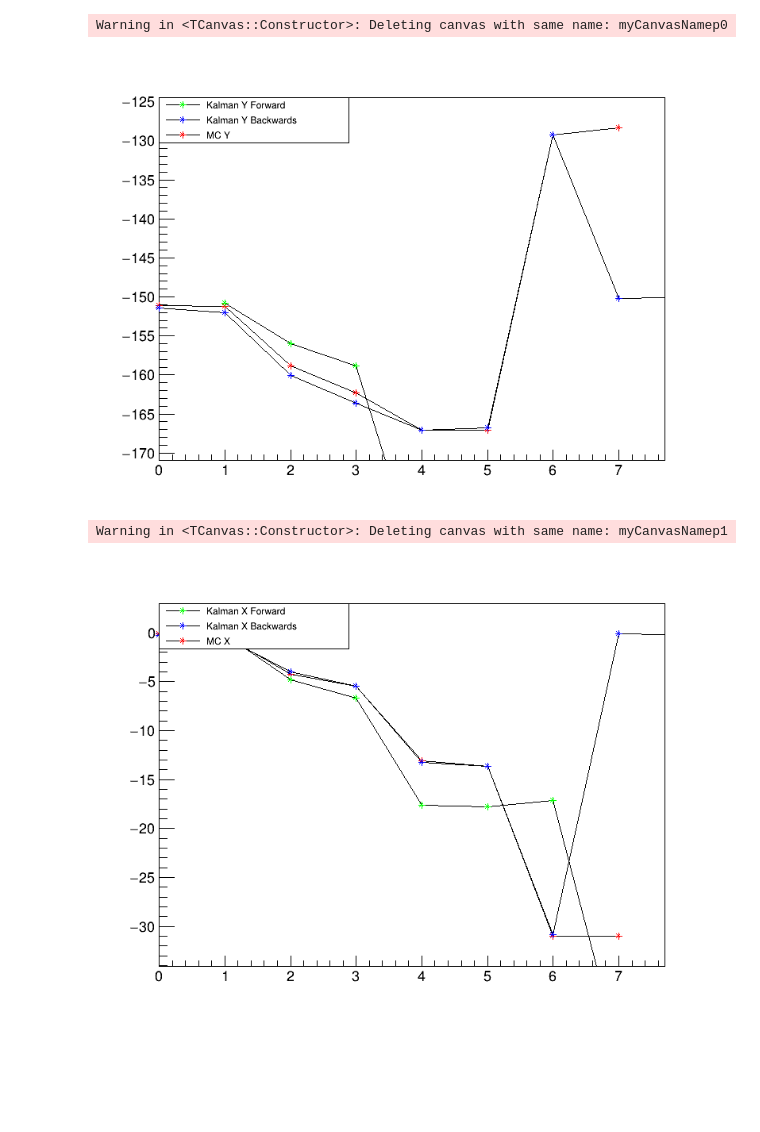
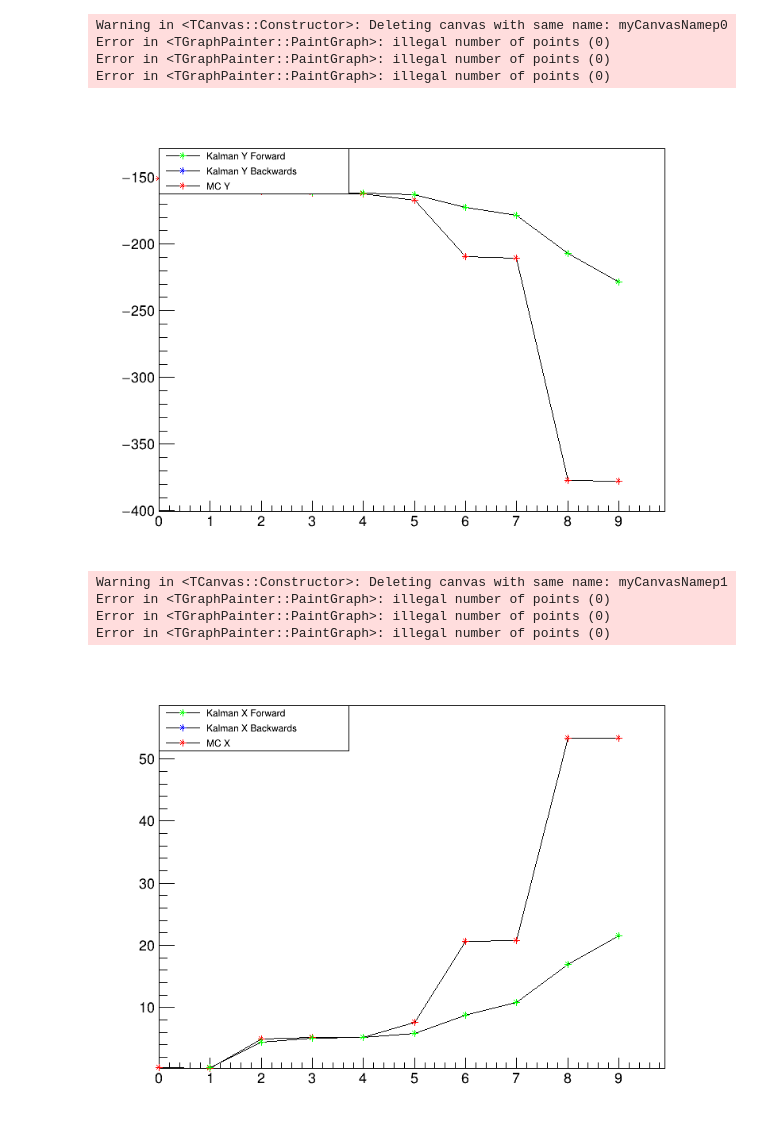
Before and after one commit to Trenchcoat95/OxfordCode, a Jupyter notebook: Kalman_Garlite/jupyter_notebooks/paramevol_MCgarlite_ana.ipynb, the cells around one changed output. Saved outputs shown, nothing was run; the diff lists cells and outputs as text; code cells hidden in the pictures; blank space fills up the shorter version.

```diff
--- a/Kalman_Garlite/jupyter_notebooks/paramevol_MCgarlite_ana.ipynb
+++ b/Kalman_Garlite/jupyter_notebooks/paramevol_MCgarlite_ana.ipynb
@@ -16,6 +16,10 @@ path = "/home/federico/Documents/Universita/Federico_2020-2021/OxfordCode/Kalman
 filename0 = path+"muon_test_ana_kalman.root"
 
 file0 = ROOT.TFile(filename0)
+getentry = 314
+
+
+
 
 
 t0=file0.Get("t1s")
@@ -39,5 +44,5 @@ AttributeError: 'TTree' object has no attribute 'xyz_plane'
 # %%
-t0.GetEntry(1)
+t0.GetEntry(getentry)
 
 gr_par0 = ROOT.TGraph()
 for i in range(t0.parvect_bkw.size()): gr_par0.SetPoint(i,i,t0.parvect_bkw.at(t0.parvect_bkw.size()-i-1)[0])
@@ -46,36 +51,39 @@ gr_par0_forw = ROOT.TGraph()
 for i in range(t0.parvect.size()): gr_par0_forw.SetPoint(i,i+1,t0.parvect.at(i)[0])
 
 gr_par0_MC = ROOT.TGraph()
 for i in range(t0.xyz_plane.size()): gr_par0_MC.SetPoint(i,i,t0.xyz_plane.at(i).Y())
 
 
 cp0 = ROOT.TCanvas("myCanvasNamep0","The Canvas Titlep0",800,600)
 gr_par0.SetTitle("1/pT evolution : Real Seed, #DeltaE correction;point;(GeV/c)^{-1}")
 gr_par0_MC.SetMarkerStyle(31)
 gr_par0.SetMarkerStyle(31)
 gr_par0_forw.SetMarkerStyle(31)
 gr_par0_MC.SetMarkerColor(2)
 gr_par0.SetMarkerColor(4)
 gr_par0_forw.SetMarkerColor(3)
 gr_par0_MC.Draw()
 gr_par0.Draw("LPSAME")
 gr_par0_forw.Draw("LPSAME")
 cp0.Modified()
 cp0.Update()
 
 legend = ROOT.TLegend(0.1,0.8,0.4,0.9)
 #legendtext = "Average y RMS: " + "{:.9f}".format(averageyRMS)
 legend.AddEntry(gr_par0_forw,"Kalman Y Forward")
 legend.AddEntry(gr_par0,"Kalman Y Backwards")
 legend.AddEntry(gr_par0_MC,"MC Y")
 legend.Draw()
 
 cp0.Draw()
 # %% [output]
 Warning in <TCanvas::Constructor>: Deleting canvas with same name: myCanvasNamep0
+Error in <TGraphPainter::PaintGraph>: illegal number of points (0)
+Error in <TGraphPainter::PaintGraph>: illegal number of points (0)
+Error in <TGraphPainter::PaintGraph>: illegal number of points (0)
-[figure, old version]
+[figure, new version]
 # %%
-t0.GetEntry(1)
+t0.GetEntry(getentry)
 
 gr_par1 = ROOT.TGraph()
 for i in range(t0.parvect_bkw.size()): gr_par1.SetPoint(i,i,t0.parvect_bkw.at(t0.parvect_bkw.size()-i-1)[1])
@@ -111,5 +119,8 @@ legend.Draw()
 cp1.Draw()
 # %% [output]
 Warning in <TCanvas::Constructor>: Deleting canvas with same name: myCanvasNamep1
+Error in <TGraphPainter::PaintGraph>: illegal number of points (0)
+Error in <TGraphPainter::PaintGraph>: illegal number of points (0)
+Error in <TGraphPainter::PaintGraph>: illegal number of points (0)
-[figure, old version]
+[figure, new version]
 # %%
```
Also changed, not shown: parts of 5 cells of this notebook, 17 other files.
